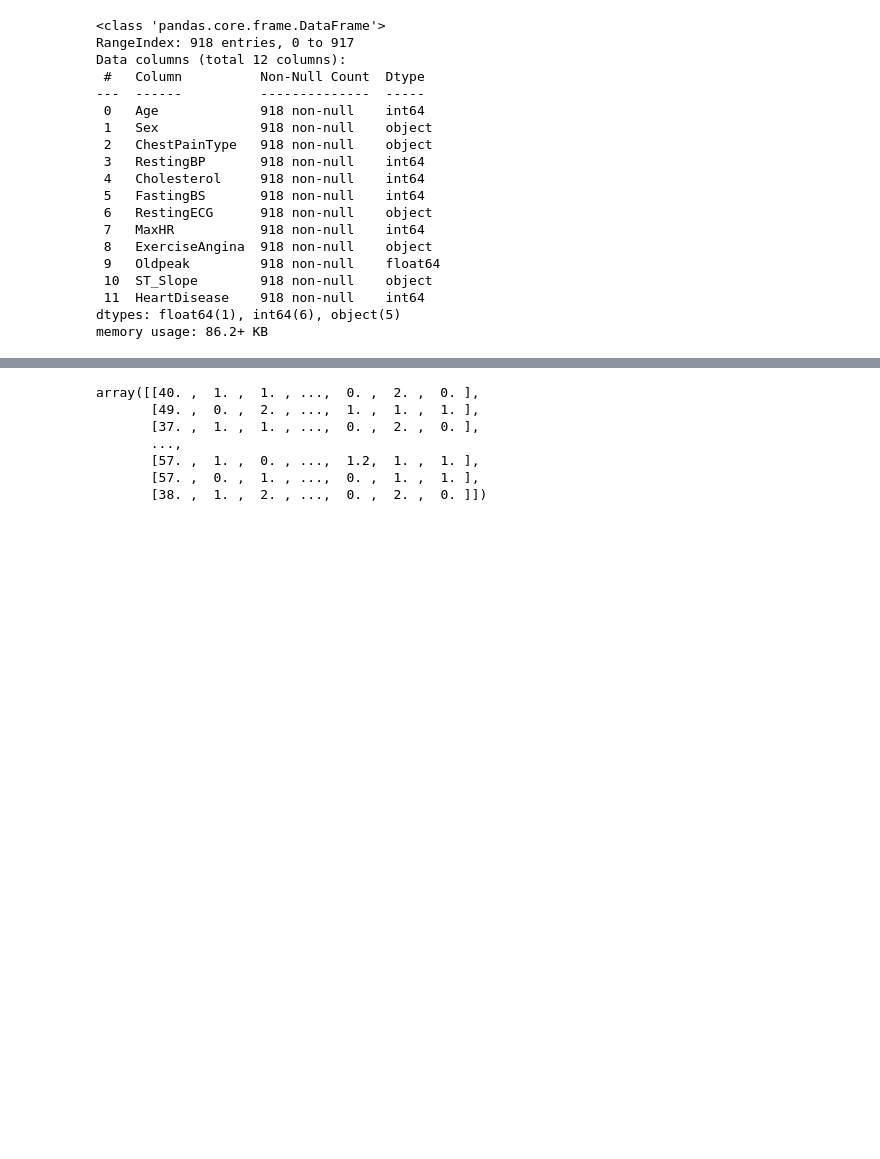
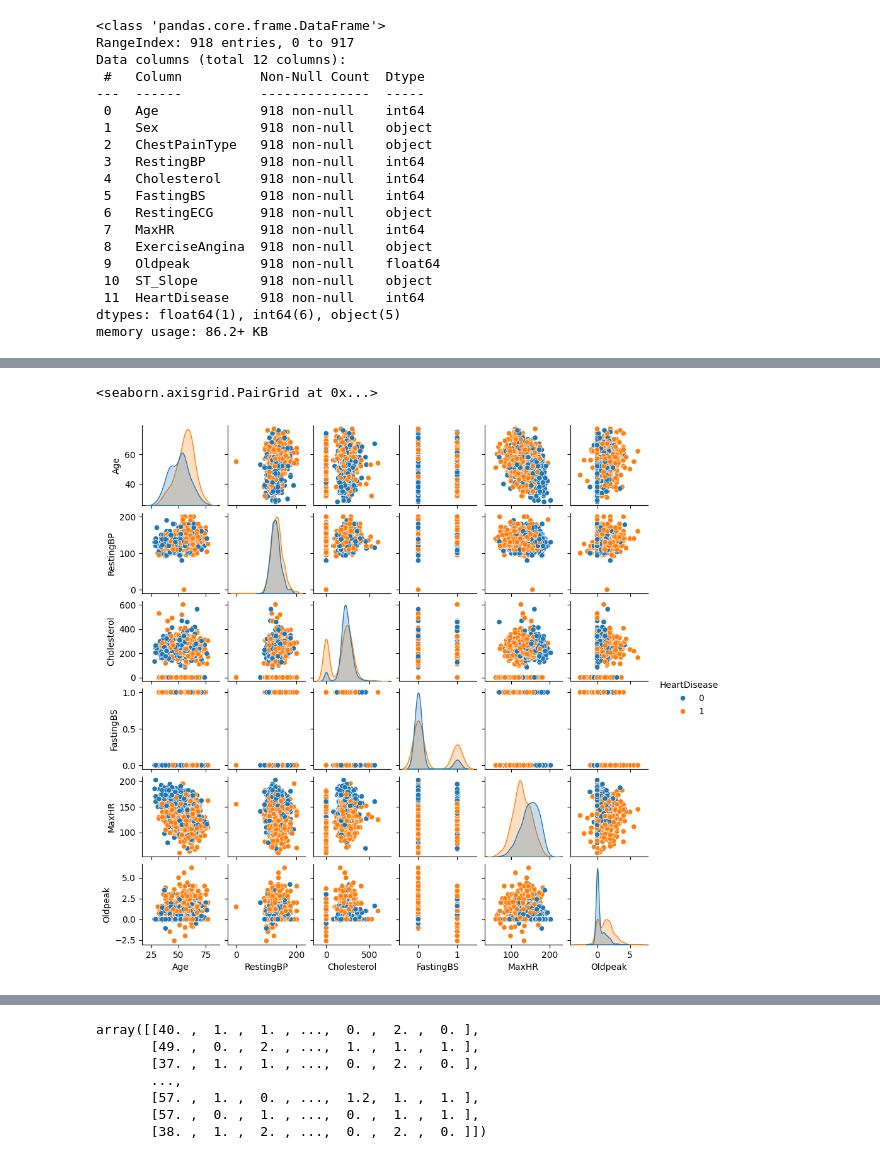
Before and after one commit to DebraBeat/ml-project, a Jupyter notebook: heart_failure_classification.ipynb, the cells around one changed output, grey strips where cells are left out. Saved outputs shown, nothing was run; the diff lists cells and outputs as text; code cells hidden in the pictures; blank space fills up the shorter version.

```diff
--- a/heart_failure_classification.ipynb
+++ b/heart_failure_classification.ipynb
@@ -112,0 +233,6 @@ df
+# %%
+# Pairplot to view each feature against the other
+sns.pairplot(df_vis, hue='HeartDisease', height=1.5)
+# %% [output]
+<seaborn.axisgrid.PairGrid at 0x...>
+[figure, added]
```
Also changed, not shown: parts of 105 cells of this notebook.
